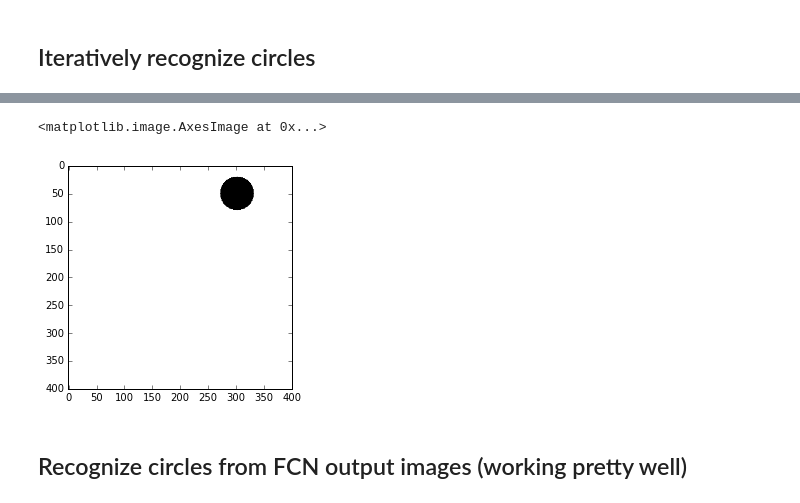
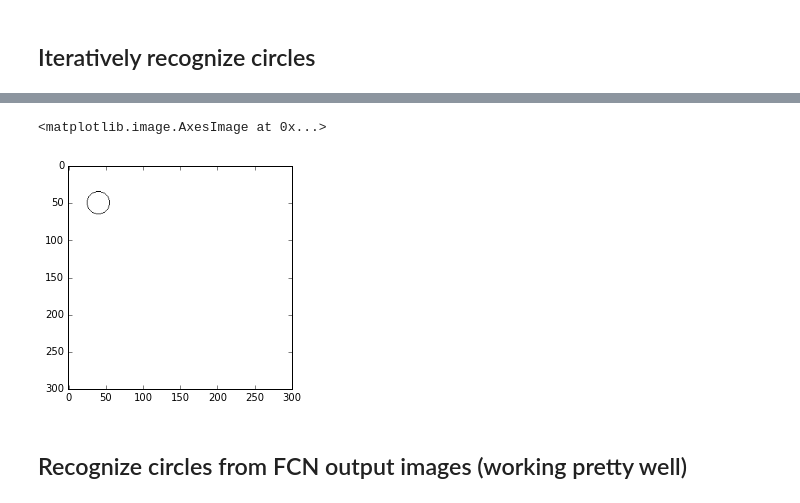
Before and after one commit to silburt/moon-craters, a Jupyter notebook: Hough_Circles.ipynb, the cells around one changed output, grey strips where cells are left out. Cells and saved outputs as stored; diff of their text form; code cells hidden in the pictures.

Commit message:
circles working

```diff
--- a/Hough_Circles.ipynb
+++ b/Hough_Circles.ipynb
@@ -114,19 +173,19 @@ ax3.set_title("circle extracted target")
 # %%
-y, x = 50, 300
+y, x = 50, 40
 n = 300
-r = 30
+r = 15
 
-y,x = np.ogrid[-y:n-y, -x:n-x]
-mask = x*x + y*y <= r*r
-#mask = np.zeros((n,n))
-#cv2.circle(mask,(a,b),r,(0,255,0),thickness=2)
+yy,xx = np.ogrid[-y:n-y, -x:n-x]
+mask = np.abs(xx*xx + yy*yy -r*r) <= r
+#mask = np.zeros((n,n)).astype(np.uint8)
+#cv2.circle(mask,(x,y),r,(0,255,0),thickness=2)
 
 array = np.ones((n, n))
 array[mask] = 0
 plt.imshow(array, origin='upper', cmap="Greys_r")
 # %% [output]
 <matplotlib.image.AxesImage at 0x...>
-[figure, old version]
+[figure, new version]
 # %% [markdown]
 ## Recognize circles from FCN output images (working pretty well)
 # %%
```
Also changed, not shown: parts of 2 cells of this notebook.
